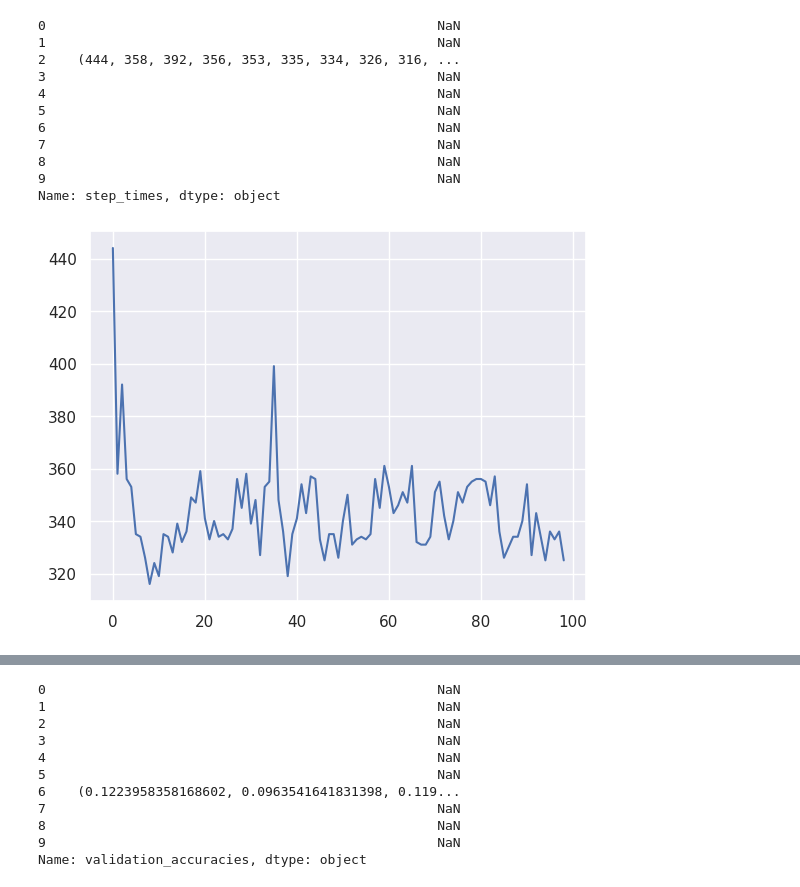
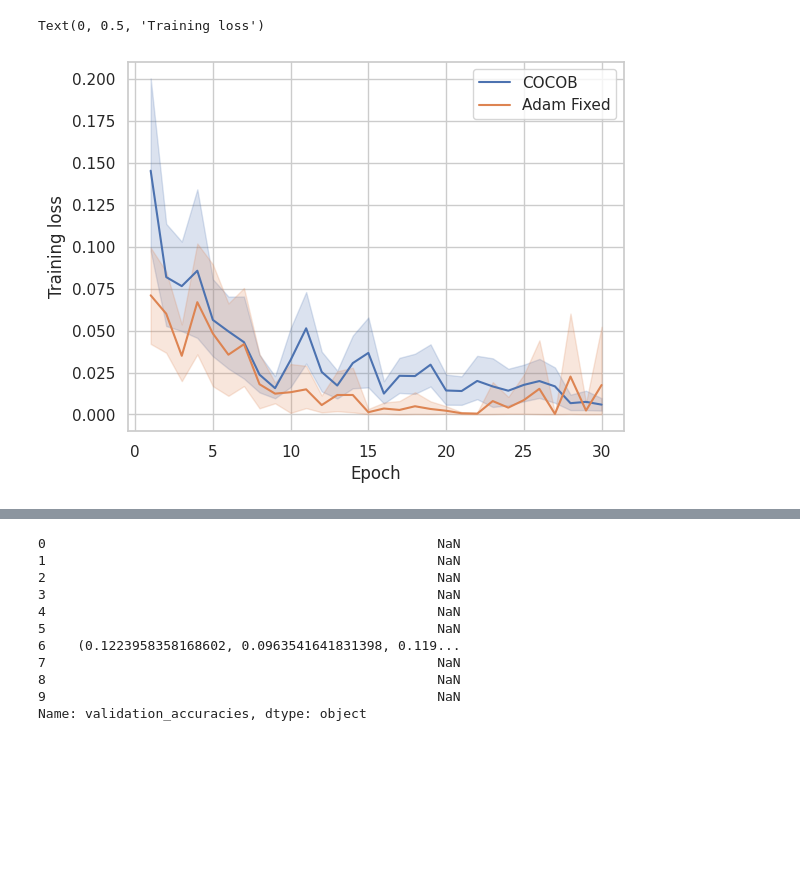
Before and after one commit to MichaHenh/Revisiting_LR_Control, a Jupyter notebook: ba_parameter_free_dac/plotting.ipynb, the cells around one changed output, grey strips where cells are left out. Saved outputs shown, nothing was run; the diff lists cells and outputs as text; code cells hidden in the pictures; blank space fills up the shorter version.

```diff
--- a/ba_parameter_free_dac/plotting.ipynb
+++ b/ba_parameter_free_dac/plotting.ipynb
@@ -12,23 +11,23 @@ DACBench Gym registration failed - make sure you have all dependencies installed
-# %%
-d = load_logs('../results/COCOB_test_MNIST/s1/CustomTrackingWrapper.jsonl')
-d = log2dataframe(d)
-
-print(d['step_times'])
-
-sns.lineplot(d['step_times'][2])
-
-# Let's generate some exmaple data fist:
-df = pd.DataFrame(np.random.randint(0,4,size=(500, 6)), columns=["time", "performance", "Method", "Benchmark", "Dimension", "seed"])
-# %% [output]
-0                                                  NaN
-1                                                  NaN
-2    (444, 358, 392, 356, 353, 335, 334, 326, 316, ...
-3                                                  NaN
-4                                                  NaN
-5                                                  NaN
-6                                                  NaN
-7                                                  NaN
-8                                                  NaN
-9                                                  NaN
-Name: step_times, dtype: object
-[figure, removed]
+# %%
+def toDataFrame(glob_path, col_name, col_index):
+    d =  [log2dataframe(load_logs(path)) for path in glob.glob(glob_path)]
+
+    df = pd.DataFrame([s[col_name][col_index] for s in d]).transpose()
+    df['epoch'] = df.index + 1
+    df = df.melt(id_vars=['epoch'], value_vars=[0, 1, 2, 3, 4, 5, 6, 7, 8, 9])
+
+    return df
+
+sns.set_style('whitegrid')
+# %%
+
+cocob_tl = toDataFrame('./results_cluster/results/COCOB_mnist/*/CustomTrackingWrapper.jsonl', 'training_losses', 3)
+adam_fixed_tl = toDataFrame('./results_cluster/results/Adam_fixed_mnist/*/CustomTrackingWrapper.jsonl', 'training_losses', 3)
+sns.lineplot(data=cocob_tl, x='epoch', y='value', label='COCOB')
+sns.lineplot(data=adam_fixed_tl, x='epoch', y='value', label='Adam Fixed')
+plt.xlabel('Epoch')
+plt.ylabel('Training Loss')
+#plt.yscale('log')
+# %% [output]
+Text(0, 0.5, 'Training loss')
+[figure, added]
```
Also changed, not shown: parts of 3 cells of this notebook.
